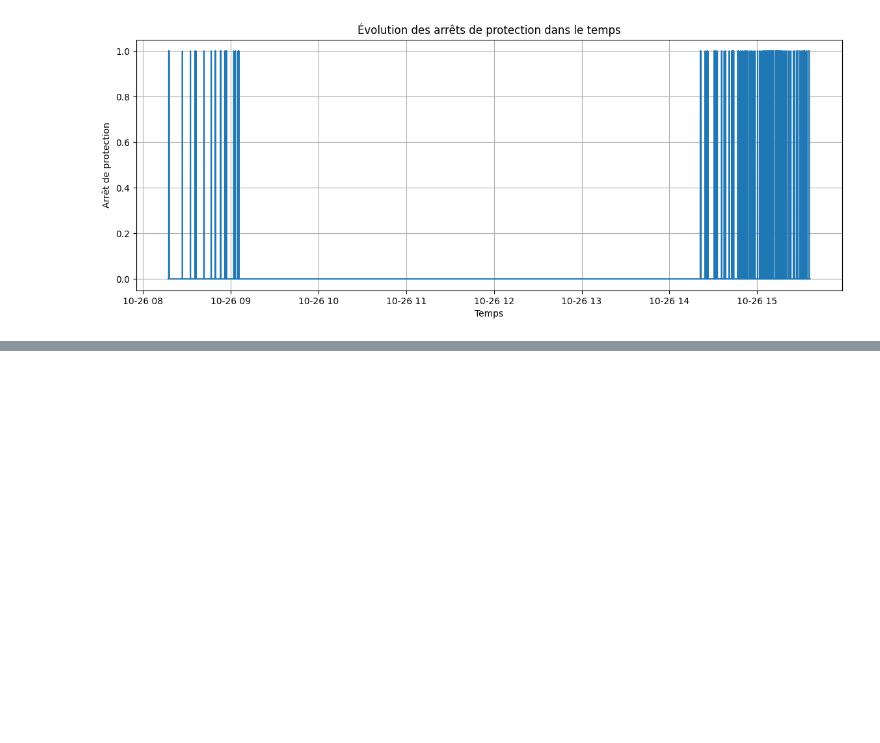
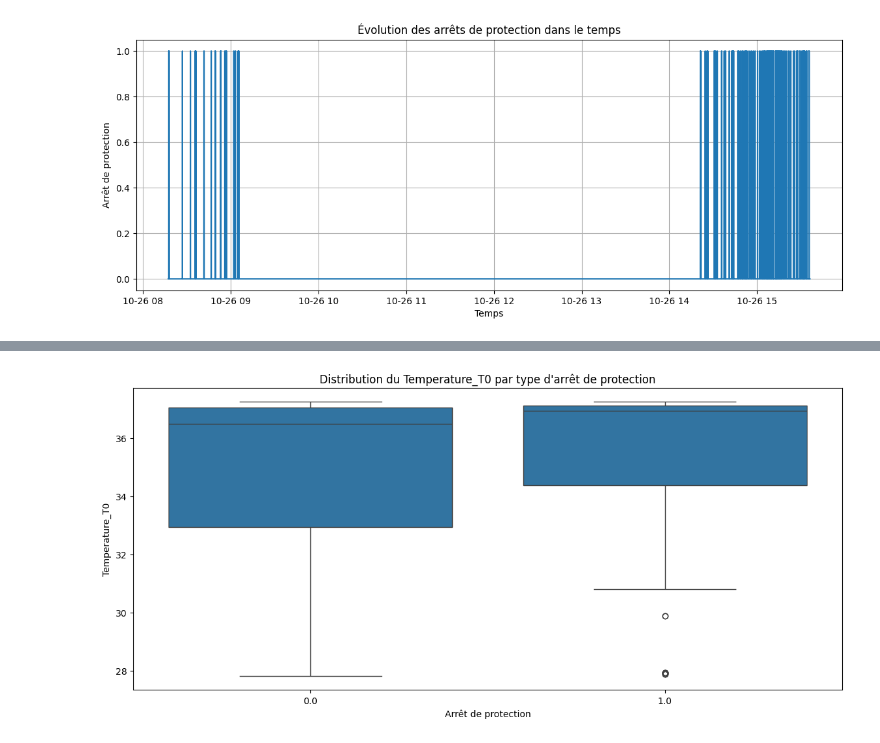
Before and after one commit to Garehmalika/Prediction-of-Protection-Stops-for-a-Cobot, a Jupyter notebook: Prédiction_des_Arrêts_de_Protection_d’un_Cobot.ipynb, the cells around one changed output, grey strips where cells are left out. Cells and saved outputs as stored; diff of their text form; code cells hidden in the pictures; blank space fills up the shorter version.

```diff
--- a/Prédiction_des_Arrêts_de_Protection_d’un_Cobot.ipynb
+++ b/Prédiction_des_Arrêts_de_Protection_d’un_Cobot.ipynb
@@ -201,0 +202,10 @@ plt.show()
+# %%
+plt.figure(figsize=(14, 6))
+
+sns.boxplot(x='Robot_ProtectiveStop', y='Temperature_T0', data=df)
+plt.title("Distribution du Temperature_T0 par type d'arrêt de protection")
+plt.xlabel("Arrêt de protection")
+plt.ylabel("Temperature_T0")
+plt.show()
+# %% [output]
+[figure, added]
```
Also changed, not shown: parts of 1 cell of this notebook.
